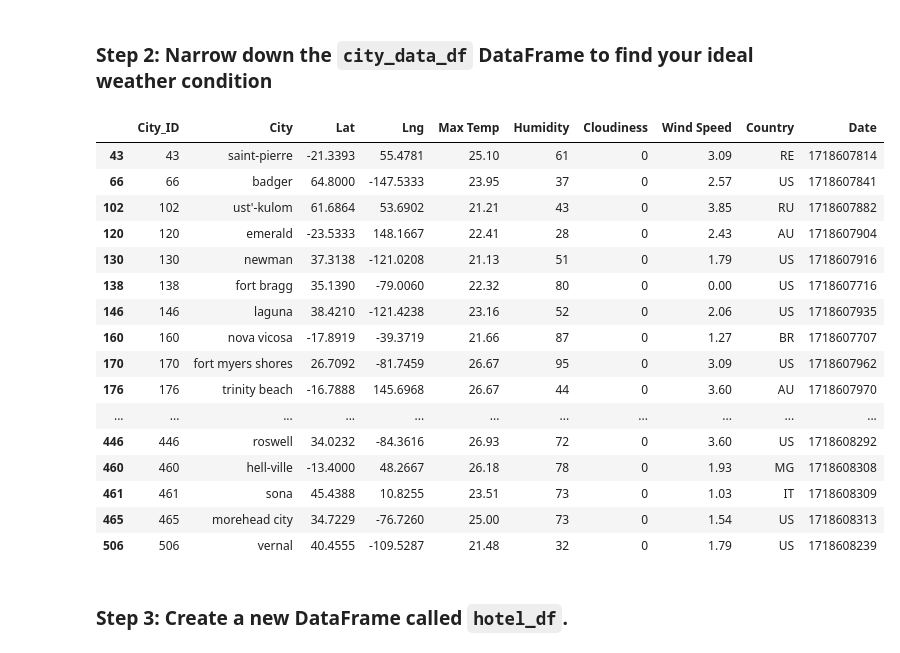
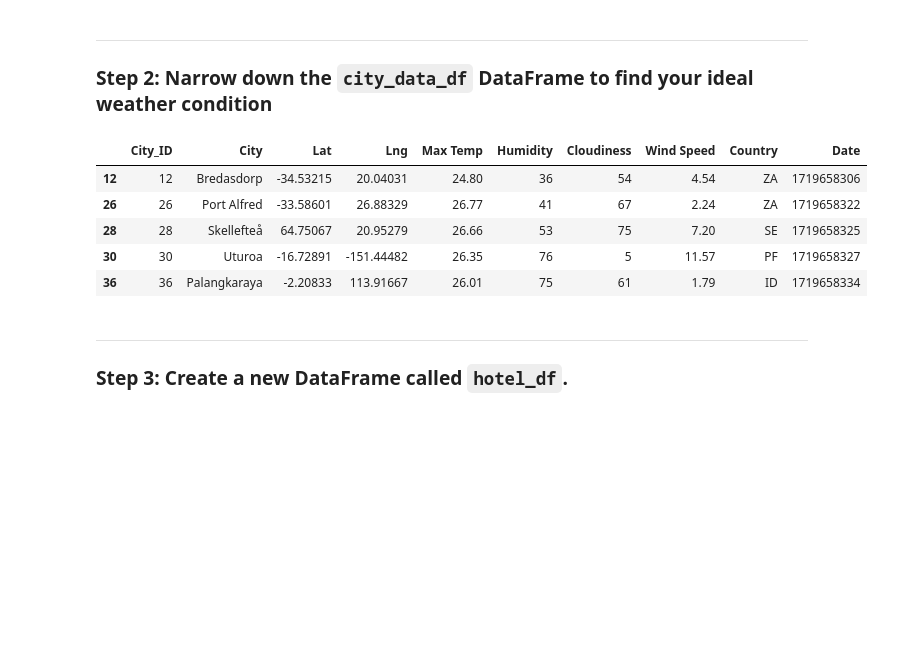
Before and after one commit to epsilonite/python-api-challenge, a Jupyter notebook: WeatherPy/VacationPy.ipynb, the cells around one changed output. Saved outputs shown, nothing was run; the diff lists cells and outputs as text; code cells hidden in the pictures; blank space fills up the shorter version.

```diff
--- a/WeatherPy/VacationPy.ipynb
+++ b/WeatherPy/VacationPy.ipynb
@@ -43,33 +45,24 @@ city_data_df.head()
 # %% [markdown]
+---
 ### Step 2: Narrow down the `city_data_df` DataFrame to find your ideal weather condition
 # %%
 # Narrow down cities that fit criteria and drop any results with null values
-# YOUR CODE HERE
-
+temp = [22,27]
+humd = [0,80]
+city_ideal_df = city_data_df[(city_data_df['Max Temp']>temp[0])&(city_data_df['Max Temp']<temp[1])&(city_data_df['Humidity']>humd[0])&(city_data_df['Humidity']<humd[1])]
 # Drop any rows with null values
-# YOUR CODE HERE
-
+city_ideal_df = city_ideal_df.dropna()
 # Display sample data
-# YOUR CODE HERE
+city_ideal_df.head()
 # %% [output]
 |  | City_ID | City | Lat | Lng | Max Temp | Humidity | Cloudiness | Wind Speed | Country | Date |
-| 43 | 43 | saint-pierre | -21.3393 | 55.4781 | 25.10 | 61 | 0 | 3.09 | RE | 1718607814 |
-| 66 | 66 | badger | 64.8000 | -147.5333 | 23.95 | 37 | 0 | 2.57 | US | 1718607841 |
-| 102 | 102 | ust'-kulom | 61.6864 | 53.6902 | 21.21 | 43 | 0 | 3.85 | RU | 1718607882 |
-| 120 | 120 | emerald | -23.5333 | 148.1667 | 22.41 | 28 | 0 | 2.43 | AU | 1718607904 |
-| 130 | 130 | newman | 37.3138 | -121.0208 | 21.13 | 51 | 0 | 1.79 | US | 1718607916 |
-| 138 | 138 | fort bragg | 35.1390 | -79.0060 | 22.32 | 80 | 0 | 0.00 | US | 1718607716 |
-| 146 | 146 | laguna | 38.4210 | -121.4238 | 23.16 | 52 | 0 | 2.06 | US | 1718607935 |
-| 160 | 160 | nova vicosa | -17.8919 | -39.3719 | 21.66 | 87 | 0 | 1.27 | BR | 1718607707 |
-| 170 | 170 | fort myers shores | 26.7092 | -81.7459 | 26.67 | 95 | 0 | 3.09 | US | 1718607962 |
-| 176 | 176 | trinity beach | -16.7888 | 145.6968 | 26.67 | 44 | 0 | 3.60 | AU | 1718607970 |
-| ... | ... | ... | ... | ... | ... | ... | ... | ... | ... | ... |
-| 446 | 446 | roswell | 34.0232 | -84.3616 | 26.93 | 72 | 0 | 3.60 | US | 1718608292 |
-| 460 | 460 | hell-ville | -13.4000 | 48.2667 | 26.18 | 78 | 0 | 1.93 | MG | 1718608308 |
-| 461 | 461 | sona | 45.4388 | 10.8255 | 23.51 | 73 | 0 | 1.03 | IT | 1718608309 |
-| 465 | 465 | morehead city | 34.7229 | -76.7260 | 25.00 | 73 | 0 | 1.54 | US | 1718608313 |
-| 506 | 506 | vernal | 40.4555 | -109.5287 | 21.48 | 32 | 0 | 1.79 | US | 1718608239 |
+| 12 | 12 | Bredasdorp | -34.53215 | 20.04031 | 24.80 | 36 | 54 | 4.54 | ZA | 1719658306 |
+| 26 | 26 | Port Alfred | -33.58601 | 26.88329 | 26.77 | 41 | 67 | 2.24 | ZA | 1719658322 |
+| 28 | 28 | Skellefteå | 64.75067 | 20.95279 | 26.66 | 53 | 75 | 7.20 | SE | 1719658325 |
+| 30 | 30 | Uturoa | -16.72891 | -151.44482 | 26.35 | 76 | 5 | 11.57 | PF | 1719658327 |
+| 36 | 36 | Palangkaraya | -2.20833 | 113.91667 | 26.01 | 75 | 61 | 1.79 | ID | 1719658334 |
 # %% [markdown]
+---
 ### Step 3: Create a new DataFrame called `hotel_df`.
 # %%
 # Use the Pandas copy function to create DataFrame called hotel_df to store the city, country, coordinates, and humidity
```
Also changed, not shown: parts of 13 cells of this notebook, 2 other files.
